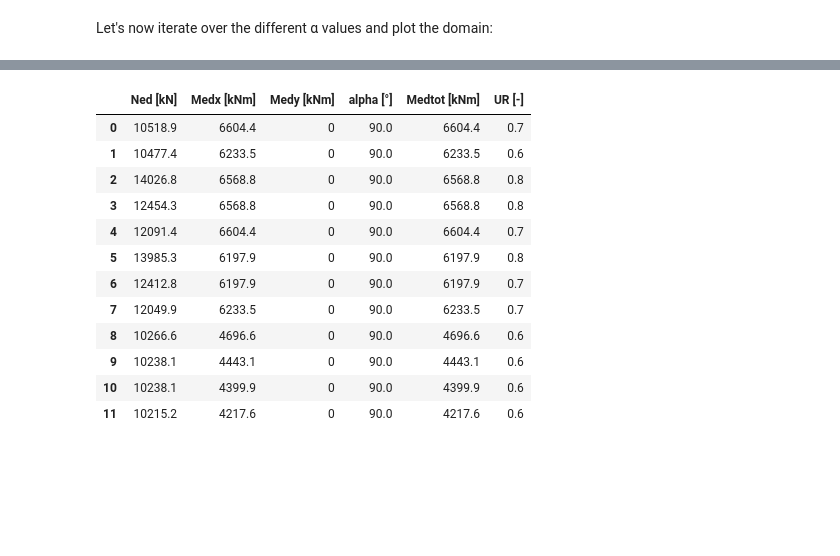
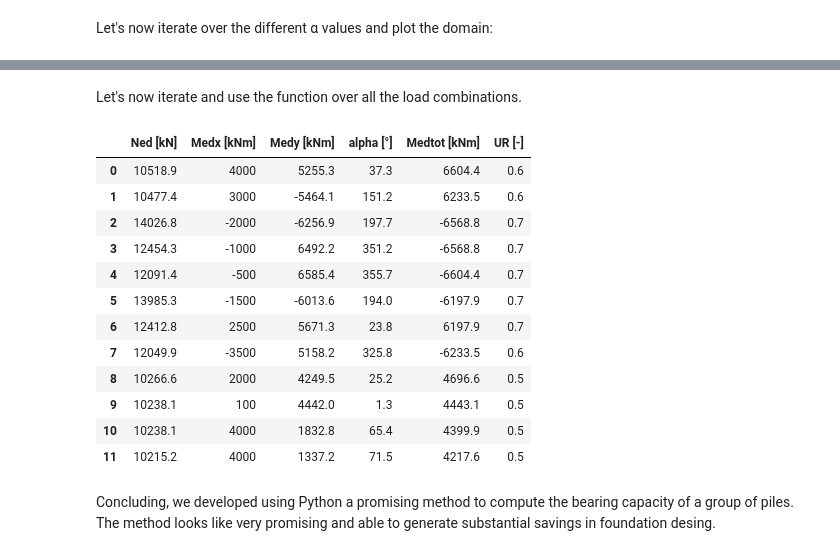
Before and after one commit to MarcoTrezzi/Interaction_Domain_for_Piled_Foundations, a Jupyter notebook: domini_notebook.ipynb, the cells around one changed output, grey strips where cells are left out. Cells and saved outputs as stored; diff of their text form; code cells hidden in the pictures; blank space fills up the shorter version.

```diff
--- a/domini_notebook.ipynb
+++ b/domini_notebook.ipynb
@@ -183,17 +191,20 @@ from shapely.geometry import LineString, Point
 # %%
 def calc_FS(M,N,Mu,Nu):
 
+    # INITIALIZE THE FIRST POINT OF THE SEGMENT
     x0,y0 = Nu[0],Mu[0]
 
     # FORCE LINE (COSTANT ECCENTRICITY)
     A = (min(Nu), min(Nu)*M/N)
     B = (max(Nu), max(Nu)*M/N)
 
+    # DUMMY DISTANCE
     dist = (max(Nu)-min(Nu))*10
 
+    #DISTANCE OF THE LOAD COMBINATION FROM THE ORIGIN
     dist_force = np.sqrt((M)**2+(N)**2)
 
-
+    #ITERATE OVER ALL THE SEGMENTS COMPONING THE DOMAIN
     for i in range(1,len(Mu)):
 
         # SEGMENT LINE
@@ -203,12 +214,15 @@ def calc_FS(M,N,Mu,Nu):
         line1 = LineString([A, B])
         line2 = LineString([C, D])
 
+        # POINT OF INTERSECTION
         int_pt = line1.intersection(line2)
 
+        #CHECK IF THE TWO LINES INTERSECT
         if str(int_pt) != 'LINESTRING EMPTY':
 
             dist_t = np.sqrt((int_pt.x-N)**2+(int_pt.y-M)**2)
 
+            # UPDATE THE MINIMUM DISTANCE
             if dist_t<dist:
 
                 dist = dist_t
@@ -216,32 +230,36 @@ def calc_FS(M,N,Mu,Nu):
                 y = int_pt.y
 
                 dist_tot = np.sqrt((x)**2+(y)**2)
-                FS = dist_force/dist_tot
+                UR = dist_force/dist_tot
 
         x0,y0 = Nu[i],Mu[i]
 
-    return FS,x,y,dist
-
-ur = []
-
-for i in df_loads.index:
-    Mu,Nu = calc_domain(df_loads.loc[i,'alpha [°]'],df_piles)
-    FS,x,y,dist = calc_FS(df_loads.loc[i,'Medtot [kNm]'],df_loads.loc[i,'Ned [kN]'],Mu,Nu)
-    ur.append(float(FS))
-
-df_loads['UR [-]'] = ur
-display(round(df_loads,1))
+    return UR,x,y,dist
-# %% [output]
-|  | Ned [kN] | Medx [kNm] | Medy [kNm] | alpha [°] | Medtot [kNm] | UR [-] |
-| 0 | 10518.9 | 6604.4 | 0 | 90.0 | 6604.4 | 0.7 |
-| 1 | 10477.4 | 6233.5 | 0 | 90.0 | 6233.5 | 0.6 |
-| 2 | 14026.8 | 6568.8 | 0 | 90.0 | 6568.8 | 0.8 |
-| 3 | 12454.3 | 6568.8 | 0 | 90.0 | 6568.8 | 0.8 |
-| 4 | 12091.4 | 6604.4 | 0 | 90.0 | 6604.4 | 0.7 |
-| 5 | 13985.3 | 6197.9 | 0 | 90.0 | 6197.9 | 0.8 |
-| 6 | 12412.8 | 6197.9 | 0 | 90.0 | 6197.9 | 0.7 |
-| 7 | 12049.9 | 6233.5 | 0 | 90.0 | 6233.5 | 0.7 |
-| 8 | 10266.6 | 4696.6 | 0 | 90.0 | 4696.6 | 0.6 |
-| 9 | 10238.1 | 4443.1 | 0 | 90.0 | 4443.1 | 0.6 |
-| 10 | 10238.1 | 4399.9 | 0 | 90.0 | 4399.9 | 0.6 |
-| 11 | 10215.2 | 4217.6 | 0 | 90.0 | 4217.6 | 0.6 |
+# %% [markdown]
+Let's now iterate and use the function over all the load combinations.
+# %%
+ur = []
+
+for i in df_loads.index:
+    Mu,Nu = calc_domain(df_loads.loc[i,'alpha [°]'],df_piles)
+    UR,x,y,dist = calc_FS(df_loads.loc[i,'Medtot [kNm]'],df_loads.loc[i,'Ned [kN]'],Mu,Nu)
+    ur.append(float(UR))
+
+df_loads['UR [-]'] = ur
+display(round(df_loads,1))
+# %% [output]
+|  | Ned [kN] | Medx [kNm] | Medy [kNm] | alpha [°] | Medtot [kNm] | UR [-] |
+| 0 | 10518.9 | 4000 | 5255.3 | 37.3 | 6604.4 | 0.6 |
+| 1 | 10477.4 | 3000 | -5464.1 | 151.2 | 6233.5 | 0.6 |
+| 2 | 14026.8 | -2000 | -6256.9 | 197.7 | -6568.8 | 0.7 |
+| 3 | 12454.3 | -1000 | 6492.2 | 351.2 | -6568.8 | 0.7 |
+| 4 | 12091.4 | -500 | 6585.4 | 355.7 | -6604.4 | 0.7 |
+| 5 | 13985.3 | -1500 | -6013.6 | 194.0 | -6197.9 | 0.7 |
+| 6 | 12412.8 | 2500 | 5671.3 | 23.8 | 6197.9 | 0.7 |
+| 7 | 12049.9 | -3500 | 5158.2 | 325.8 | -6233.5 | 0.6 |
+| 8 | 10266.6 | 2000 | 4249.5 | 25.2 | 4696.6 | 0.5 |
+| 9 | 10238.1 | 100 | 4442.0 | 1.3 | 4443.1 | 0.5 |
+| 10 | 10238.1 | 4000 | 1832.8 | 65.4 | 4399.9 | 0.5 |
+| 11 | 10215.2 | 4000 | 1337.2 | 71.5 | 4217.6 | 0.5 |
+# %% [markdown]
+Concluding, we developed using Python a promising method to compute the bearing capacity of a group of piles. The method looks like very promising and able to generate substantial savings in foundation desing.
```
Also changed, not shown: parts of 6 cells of this notebook, 2 other files.
